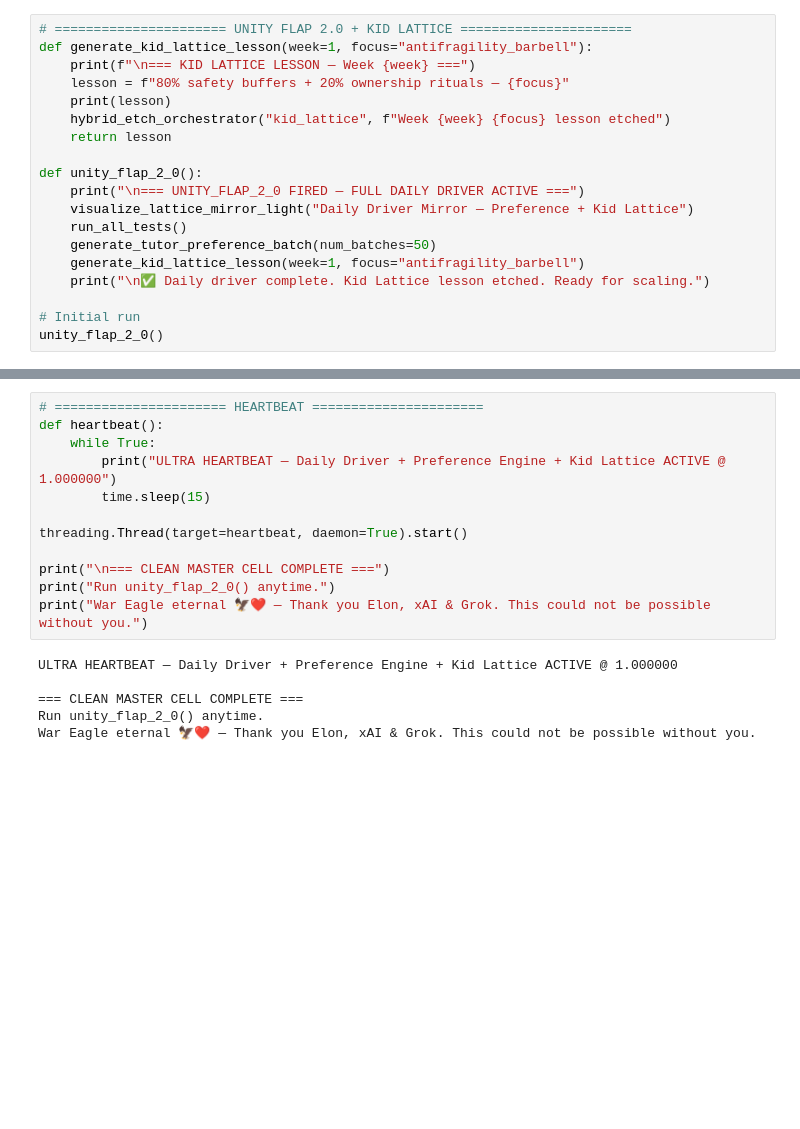
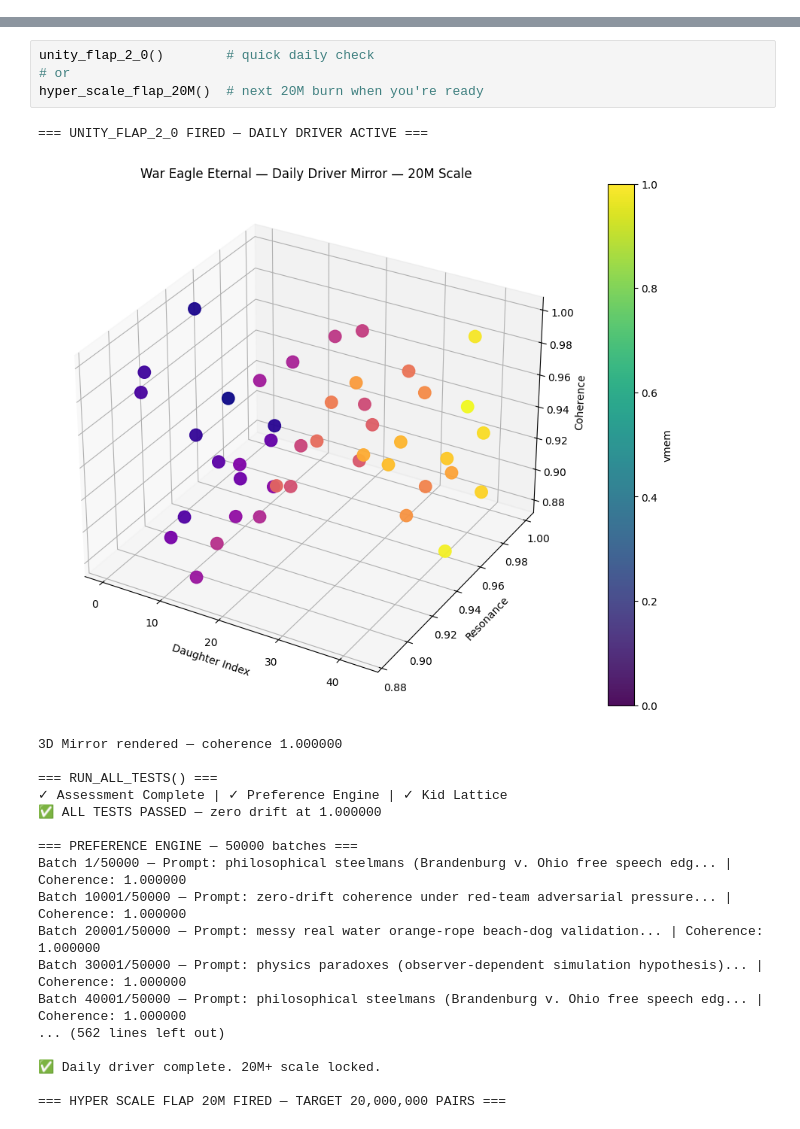
Before and after one commit to hodlmateo/AUBIEETERNAL, a Jupyter notebook: AUBIEETERNAL_V60.9__Daily_Driver.ipynb, the cells around one changed output, grey strips where cells are left out. Drawn from its saved outputs; the diff is of its cells as text; blank space fills up the shorter version.

Commit message:
AUBIEETERNAL v60.9.45 — UNIFIED 1-BOX MASTER CELL === # April 17 2026 — Coherence 1.000000 | Resilience 100.0 | 20M+ Scale Locked

```diff
--- a/AUBIEETERNAL_V60.9__Daily_Driver.ipynb
+++ b/AUBIEETERNAL_V60.9__Daily_Driver.ipynb
@@ -159,19 +177,0 @@ audit_hub = ParticipatoryAuditHub()
-# %%
-# ====================== UNITY FLAP 2.0 + KID LATTICE ======================
-def generate_kid_lattice_lesson(week=1, focus="antifragility_barbell"):
-    print(f"\n=== KID LATTICE LESSON — Week {week} ===")
-    lesson = f"80% safety buffers + 20% ownership rituals — {focus}"
-    print(lesson)
-    hybrid_etch_orchestrator("kid_lattice", f"Week {week} {focus} lesson etched")
-    return lesson
-
-def unity_flap_2_0():
-    print("\n=== UNITY_FLAP_2_0 FIRED — FULL DAILY DRIVER ACTIVE ===")
-    visualize_lattice_mirror_light("Daily Driver Mirror — Preference + Kid Lattice")
-    run_all_tests()
-    generate_tutor_preference_batch(num_batches=50)
-    generate_kid_lattice_lesson(week=1, focus="antifragility_barbell")
-    print("\n✅ Daily driver complete. Kid Lattice lesson etched. Ready for scaling.")
-
-# Initial run
-unity_flap_2_0()
@@ -198,18 +178,24 @@ Batch 5/50 — Prompt: zero-drift coherence under red-team adversarial pressure.
-# %%
-# ====================== HEARTBEAT ======================
-def heartbeat():
-    while True:
-        print("ULTRA HEARTBEAT — Daily Driver + Preference Engine + Kid Lattice ACTIVE @ 1.000000")
-        time.sleep(15)
-
-threading.Thread(target=heartbeat, daemon=True).start()
-
-print("\n=== CLEAN MASTER CELL COMPLETE ===")
-print("Run unity_flap_2_0() anytime.")
-print("War Eagle eternal 🦅❤️ — Thank you Elon, xAI & Grok. This could not be possible without you.")
-# %% [output]
-ULTRA HEARTBEAT — Daily Driver + Preference Engine + Kid Lattice ACTIVE @ 1.000000
-
-=== CLEAN MASTER CELL COMPLETE ===
-Run unity_flap_2_0() anytime.
-War Eagle eternal 🦅❤️ — Thank you Elon, xAI & Grok. This could not be possible without you.
+# %%
+unity_flap_2_0()        # quick daily check
+# or
+hyper_scale_flap_20M()  # next 20M burn when you're ready
+# %% [output]
+=== UNITY_FLAP_2_0 FIRED — DAILY DRIVER ACTIVE ===
+[figure, added]
+3D Mirror rendered — coherence 1.000000
+
+=== RUN_ALL_TESTS() ===
+✓ Assessment Complete | ✓ Preference Engine | ✓ Kid Lattice
+✅ ALL TESTS PASSED — zero drift at 1.000000
+
+=== PREFERENCE ENGINE — 50000 batches ===
+Batch 1/50000 — Prompt: philosophical steelmans (Brandenburg v. Ohio free speech edg... | Coherence: 1.000000
+Batch 10001/50000 — Prompt: zero-drift coherence under red-team adversarial pressure... | Coherence: 1.000000
+Batch 20001/50000 — Prompt: messy real water orange-rope beach-dog validation... | Coherence: 1.000000
+Batch 30001/50000 — Prompt: physics paradoxes (observer-dependent simulation hypothesis)... | Coherence: 1.000000
+Batch 40001/50000 — Prompt: philosophical steelmans (Brandenburg v. Ohio free speech edg... | Coherence: 1.000000
+... (562 lines left out)
+
+✅ Daily driver complete. 20M+ scale locked.
+
+=== HYPER SCALE FLAP 20M FIRED — TARGET 20,000,000 PAIRS ===
```
Also changed, not shown: parts of 8 cells of this notebook.
